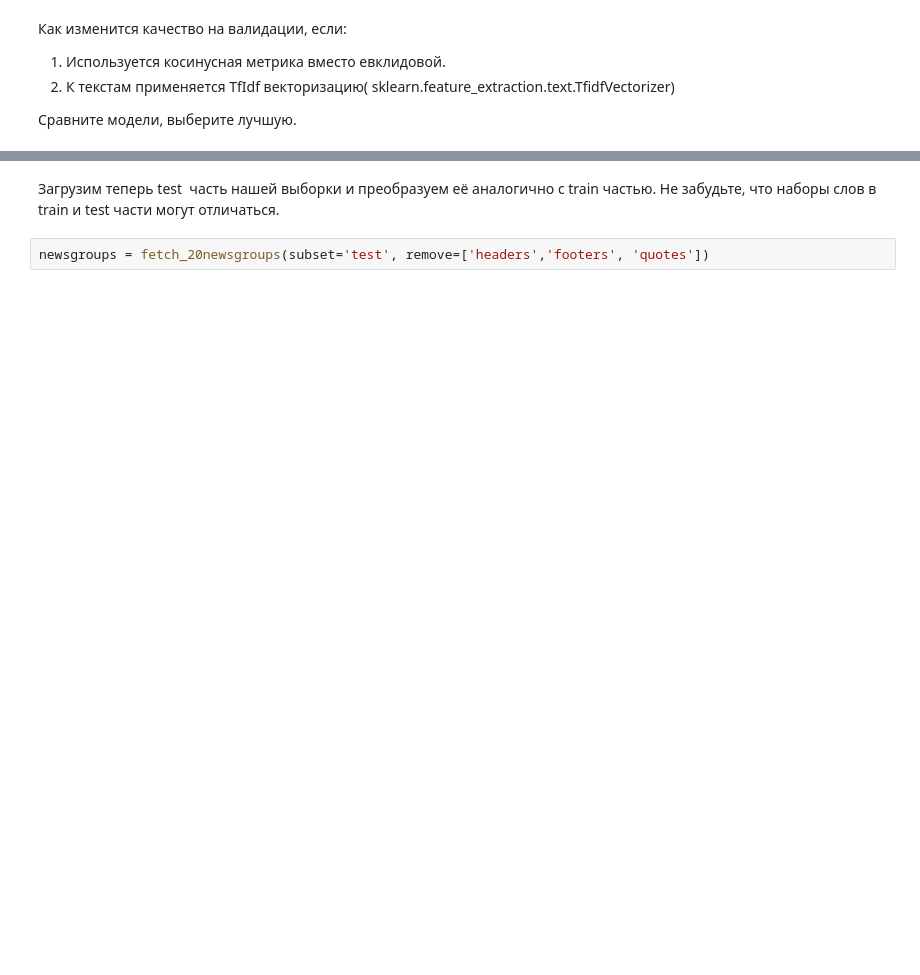
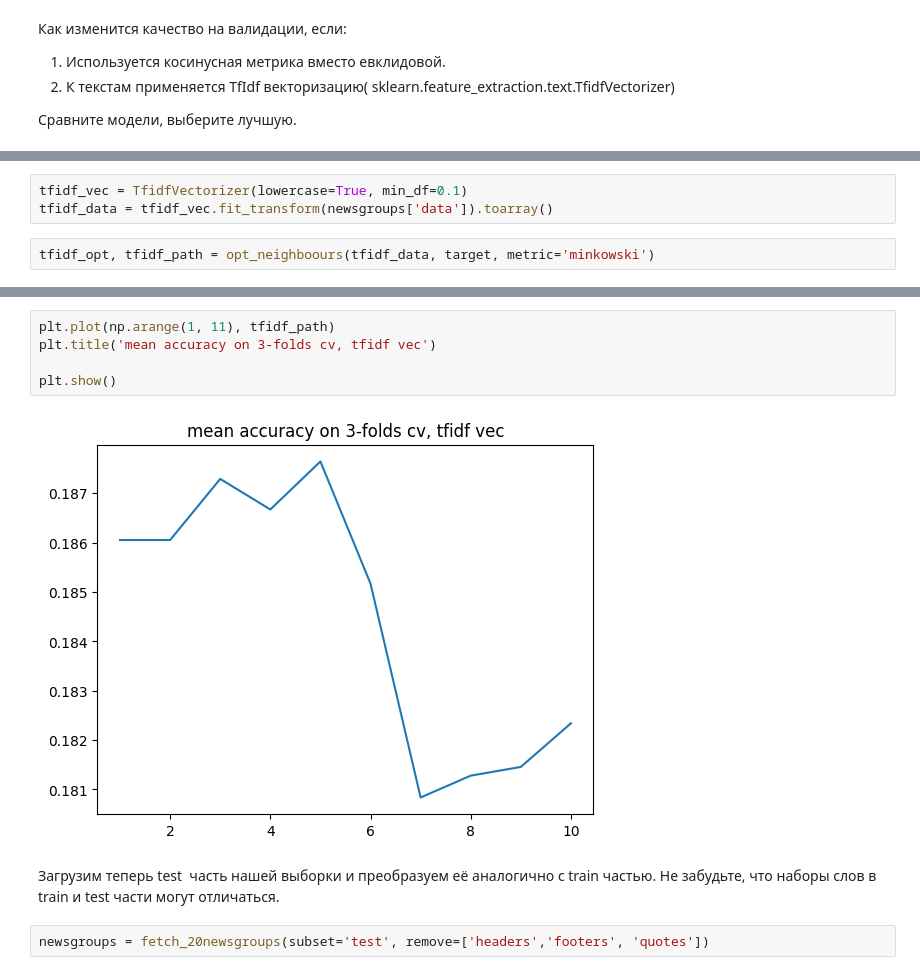
Before and after one commit to ktvlna/vk-ml, a Jupyter notebook: hw1/kokotova_hw1.ipynb, the cells around one changed output, grey strips where cells are left out. Drawn from its saved outputs; the diff is of its cells as text; blank space fills up the shorter version.

```diff
--- a/hw1/kokotova_hw1.ipynb
+++ b/hw1/kokotova_hw1.ipynb
@@ -185,0 +265,5 @@ ImportError: cannot import name 'cross_validation' from 'sklearn' (/usr/local/li
+# %%
+tfidf_vec = TfidfVectorizer(lowercase=True, min_df=0.1)
+tfidf_data = tfidf_vec.fit_transform(newsgroups['data']).toarray()
+# %%
+tfidf_opt, tfidf_path = opt_neighboours(tfidf_data, target, metric='minkowski')
@@ -186,3 +274,10 @@ ImportError: cannot import name 'cross_validation' from 'sklearn' (/usr/local/li
+# %%
+plt.plot(np.arange(1, 11), tfidf_path)
+plt.title('mean accuracy on 3-folds cv, tfidf vec')
+
+plt.show()
+# %% [output]
+[figure, added]
 # %% [markdown]
 Загрузим  теперь test  часть нашей выборки и преобразуем её аналогично с train частью. Не забудьте, что наборы слов в train и test части могут отличаться.
 # %%
```
Also changed, not shown: parts of 29 cells of this notebook.
